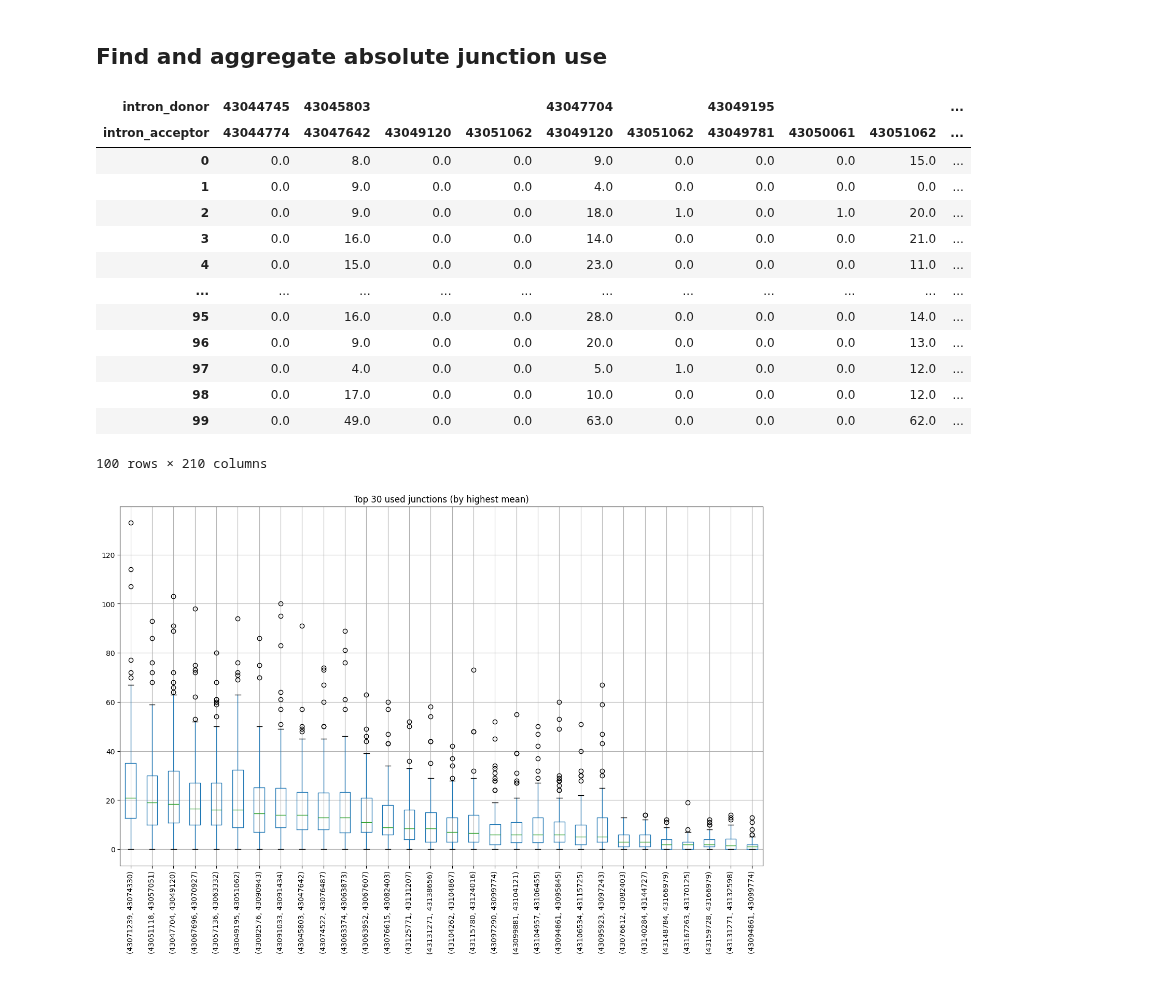
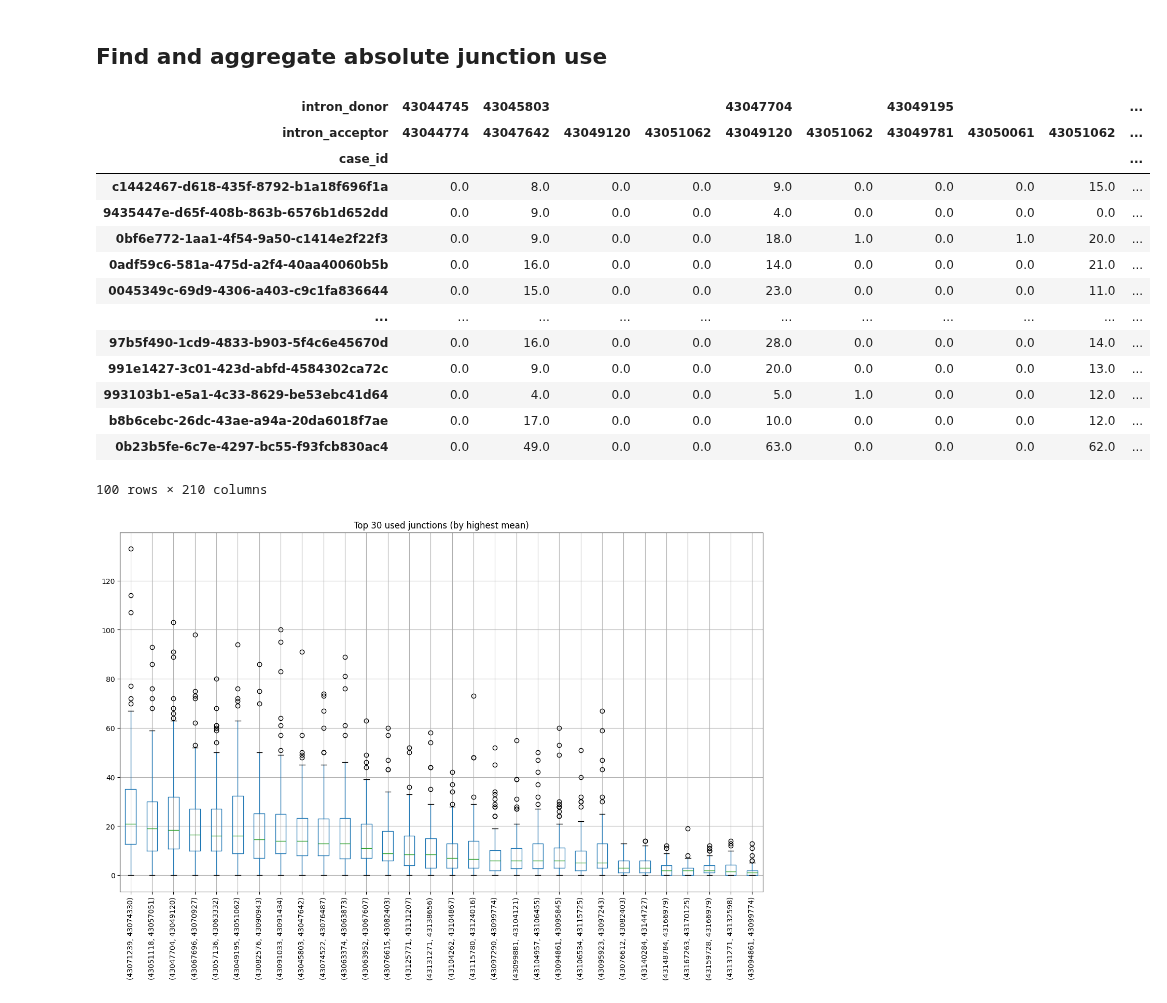
Before and after one commit to jannis-baum/hpi-hoai, a Jupyter notebook: tcga-brca/evaluation.ipynb, the cells around one changed output. Drawn from its saved outputs; the diff is of its cells as text; code cells hidden in the pictures.

```diff
--- a/tcga-brca/evaluation.ipynb
+++ b/tcga-brca/evaluation.ipynb
@@ -35,27 +35,29 @@ study_info.head()
 # %%
 junctions = pd.DataFrame()
 for case_id in study_info.index:
     new_j = get_junctions(case_id, brca1).T
     if junctions.empty:
         junctions = new_j
     else:
         junctions = pd.concat([junctions, new_j], ignore_index=True)
 junctions = junctions.reindex(sorted(junctions.columns), axis=1).fillna(0)
+junctions.index = study_info.index
 junctions
 # %% [output]
 | intron_donor | 43044745 | 43045803 |  |  | 43047704 |  | 43049195 |  |  | ... |
 | intron_acceptor | 43044774 | 43047642 | 43049120 | 43051062 | 43049120 | 43051062 | 43049781 | 43050061 | 43051062 | ... |
-| 0 | 0.0 | 8.0 | 0.0 | 0.0 | 9.0 | 0.0 | 0.0 | 0.0 | 15.0 | ... |
-| 1 | 0.0 | 9.0 | 0.0 | 0.0 | 4.0 | 0.0 | 0.0 | 0.0 | 0.0 | ... |
-| 2 | 0.0 | 9.0 | 0.0 | 0.0 | 18.0 | 1.0 | 0.0 | 1.0 | 20.0 | ... |
-| 3 | 0.0 | 16.0 | 0.0 | 0.0 | 14.0 | 0.0 | 0.0 | 0.0 | 21.0 | ... |
-| 4 | 0.0 | 15.0 | 0.0 | 0.0 | 23.0 | 0.0 | 0.0 | 0.0 | 11.0 | ... |
+| case_id |  |  |  |  |  |  |  |  |  | ... |
+| c1442467-d618-435f-8792-b1a18f696f1a | 0.0 | 8.0 | 0.0 | 0.0 | 9.0 | 0.0 | 0.0 | 0.0 | 15.0 | ... |
+| 9435447e-d65f-408b-863b-6576b1d652dd | 0.0 | 9.0 | 0.0 | 0.0 | 4.0 | 0.0 | 0.0 | 0.0 | 0.0 | ... |
+| 0bf6e772-1aa1-4f54-9a50-c1414e2f22f3 | 0.0 | 9.0 | 0.0 | 0.0 | 18.0 | 1.0 | 0.0 | 1.0 | 20.0 | ... |
+| 0adf59c6-581a-475d-a2f4-40aa40060b5b | 0.0 | 16.0 | 0.0 | 0.0 | 14.0 | 0.0 | 0.0 | 0.0 | 21.0 | ... |
+| 0045349c-69d9-4306-a403-c9c1fa836644 | 0.0 | 15.0 | 0.0 | 0.0 | 23.0 | 0.0 | 0.0 | 0.0 | 11.0 | ... |
 | ... | ... | ... | ... | ... | ... | ... | ... | ... | ... | ... |
-| 95 | 0.0 | 16.0 | 0.0 | 0.0 | 28.0 | 0.0 | 0.0 | 0.0 | 14.0 | ... |
-| 96 | 0.0 | 9.0 | 0.0 | 0.0 | 20.0 | 0.0 | 0.0 | 0.0 | 13.0 | ... |
-| 97 | 0.0 | 4.0 | 0.0 | 0.0 | 5.0 | 1.0 | 0.0 | 0.0 | 12.0 | ... |
-| 98 | 0.0 | 17.0 | 0.0 | 0.0 | 10.0 | 0.0 | 0.0 | 0.0 | 12.0 | ... |
-| 99 | 0.0 | 49.0 | 0.0 | 0.0 | 63.0 | 0.0 | 0.0 | 0.0 | 62.0 | ... |
+| 97b5f490-1cd9-4833-b903-5f4c6e45670d | 0.0 | 16.0 | 0.0 | 0.0 | 28.0 | 0.0 | 0.0 | 0.0 | 14.0 | ... |
+| 991e1427-3c01-423d-abfd-4584302ca72c | 0.0 | 9.0 | 0.0 | 0.0 | 20.0 | 0.0 | 0.0 | 0.0 | 13.0 | ... |
+| 993103b1-e5a1-4c33-8629-be53ebc41d64 | 0.0 | 4.0 | 0.0 | 0.0 | 5.0 | 1.0 | 0.0 | 0.0 | 12.0 | ... |
+| b8b6cebc-26dc-43ae-a94a-20da6018f7ae | 0.0 | 17.0 | 0.0 | 0.0 | 10.0 | 0.0 | 0.0 | 0.0 | 12.0 | ... |
+| 0b23b5fe-6c7e-4297-bc55-f93fcb830ac4 | 0.0 | 49.0 | 0.0 | 0.0 | 63.0 | 0.0 | 0.0 | 0.0 | 62.0 | ... |
 100 rows × 210 columns
 # %%
 top_n = 30
```
Also changed, not shown: parts of 5 cells of this notebook, 1 other file.
